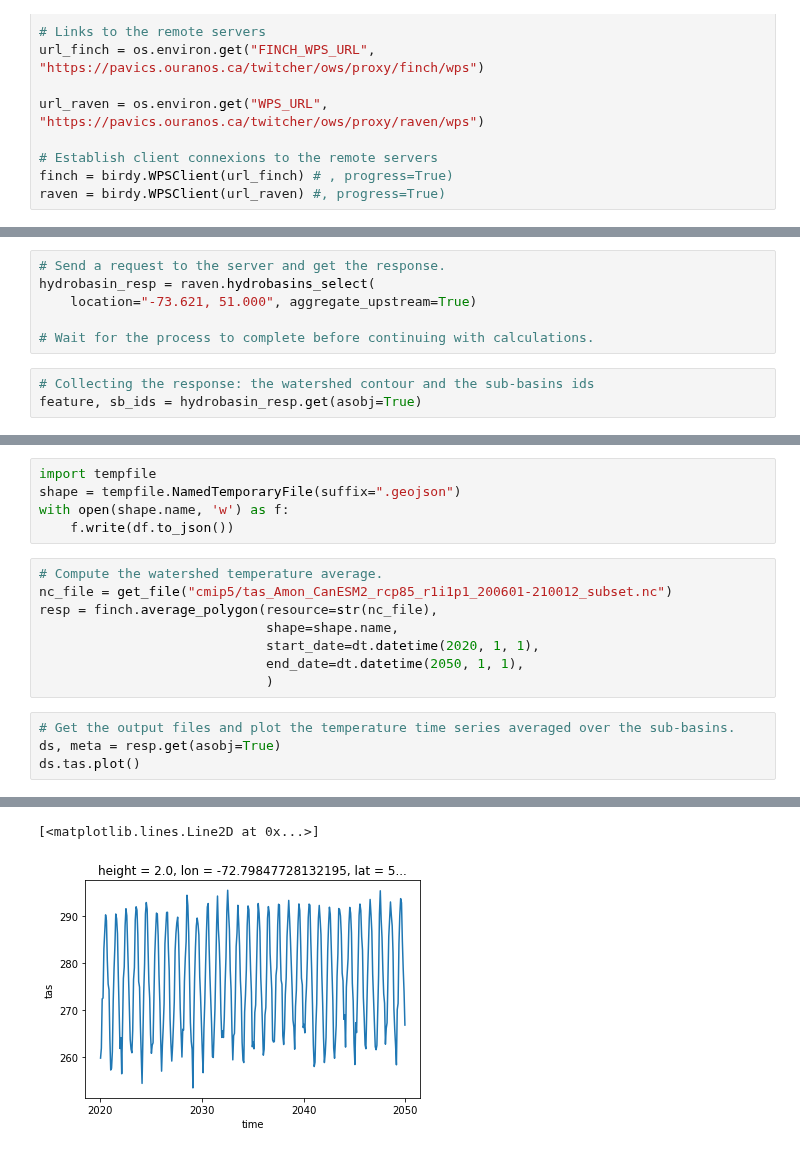
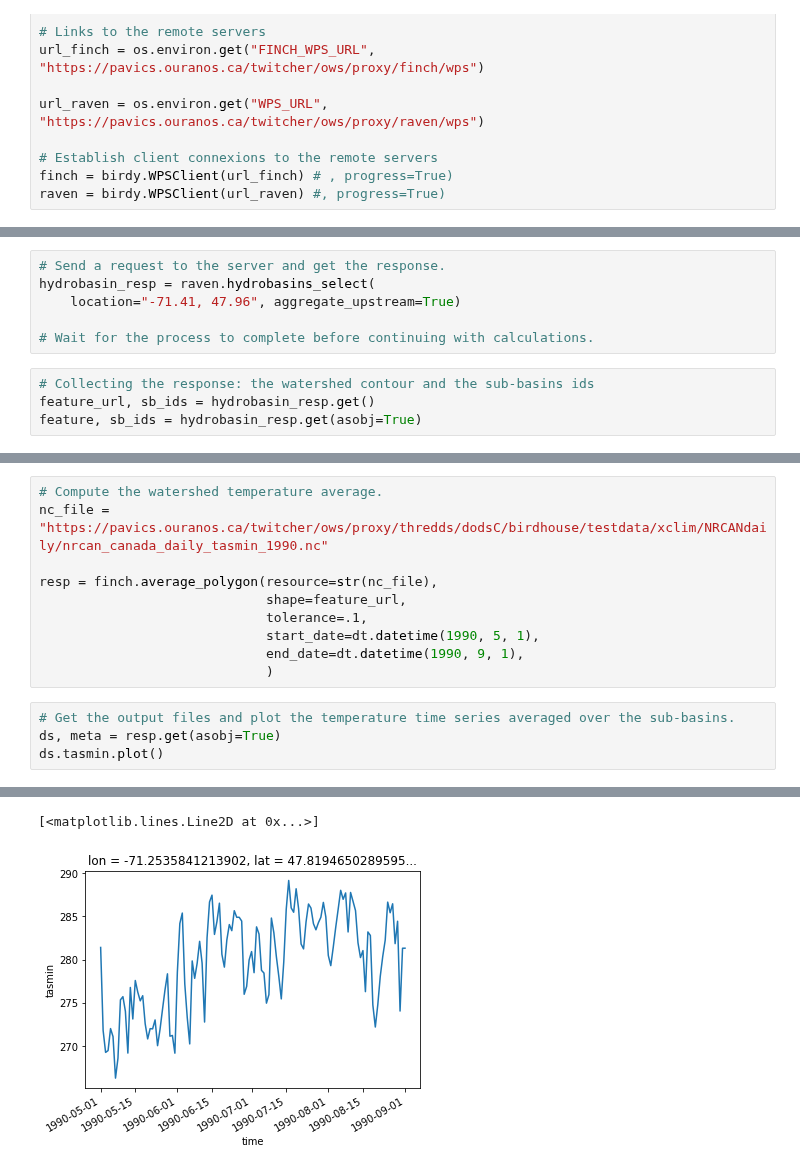
Before and after one commit to Ouranosinc/raven, a Jupyter notebook: docs/source/notebooks/Subset_climate_data_over_watershed.ipynb, the cells around one changed output, grey strips where cells are left out. Drawn from its saved outputs; the diff is of its cells as text.

```diff
--- a/docs/source/notebooks/Subset_climate_data_over_watershed.ipynb
+++ b/docs/source/notebooks/Subset_climate_data_over_watershed.ipynb
@@ -36,11 +34,12 @@ We'll start by launching a process with Raven to find the upstream watersheds. T
 # %%
 # Send a request to the server and get the response.
 hydrobasin_resp = raven.hydrobasins_select(
-    location="-73.621, 51.000", aggregate_upstream=True)
+    location="-71.41, 47.96", aggregate_upstream=True)
 
 # Wait for the process to complete before continuing with calculations.
 # %%
 # Collecting the response: the watershed contour and the sub-basins ids
+feature_url, sb_ids = hydrobasin_resp.get()
 feature, sb_ids = hydrobasin_resp.get(asobj=True)
 # %%
 # Plot our vector shapefile
@@ -58,19 +57,16 @@ We can then use this watershed outline to average climate data. The first step i
-# %%
-import tempfile
-shape = tempfile.NamedTemporaryFile(suffix=".geojson")
-with open(shape.name, 'w') as f:
-    f.write(df.to_json())
 # %%
 # Compute the watershed temperature average.
-nc_file = get_file("cmip5/tas_Amon_CanESM2_rcp85_r1i1p1_200601-210012_subset.nc")
+nc_file = "https://pavics.ouranos.ca/twitcher/ows/proxy/thredds/dodsC/birdhouse/testdata/xclim/NRCANdaily/nrcan_canada_daily_tasmin_1990.nc"
+
 resp = finch.average_polygon(resource=str(nc_file),
-                             shape=shape.name,
-                             start_date=dt.datetime(2020, 1, 1),
-                             end_date=dt.datetime(2050, 1, 1),
+                             shape=feature_url,
+                             tolerance=.1,
+                             start_date=dt.datetime(1990, 5, 1),
+                             end_date=dt.datetime(1990, 9, 1),
                              )
 # %%
 # Get the output files and plot the temperature time series averaged over the sub-basins.
 ds, meta = resp.get(asobj=True)
-ds.tas.plot()
+ds.tasmin.plot()
 # %% [output]
 Metalink content-type detected.
@@ -78,2 +74,2 @@ Downloading to /tmp/tmpgdd_abon/tas_Amon_CanESM2_rcp85_r1i1p1_200601-210012_subs
 [<matplotlib.lines.Line2D at 0x...>]
-[figure, old version]
+[figure, new version]
```
Also changed, not shown: parts of 4 cells of this notebook, 5 other files.
